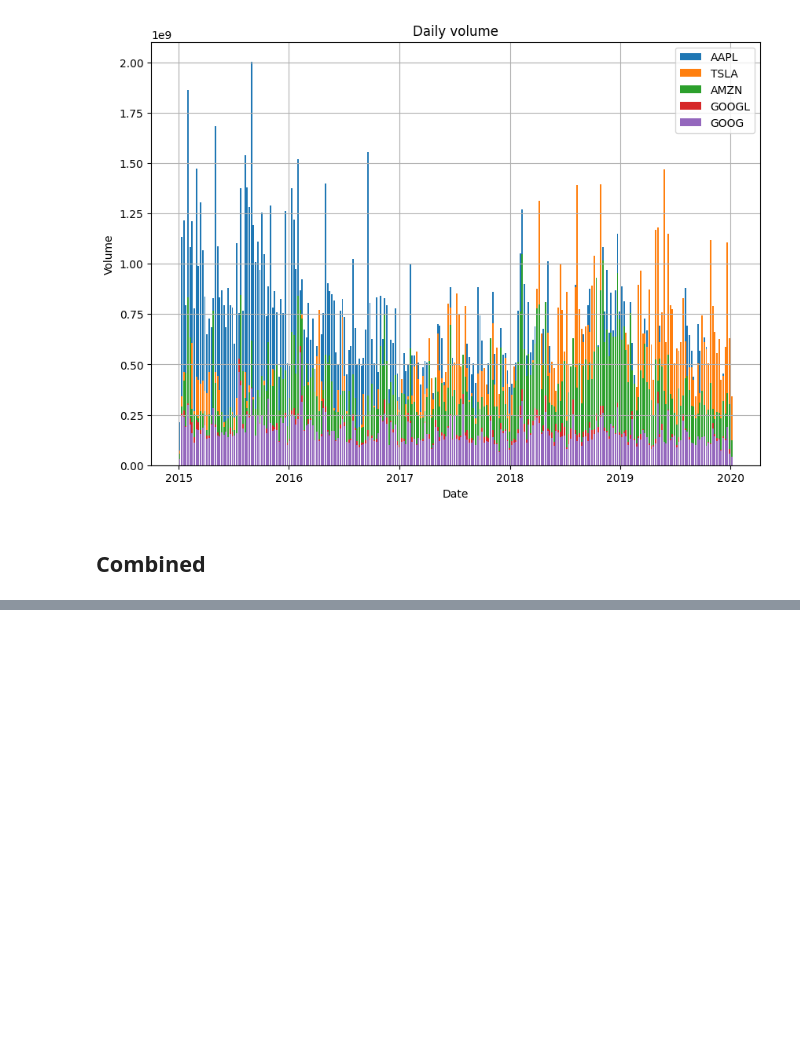
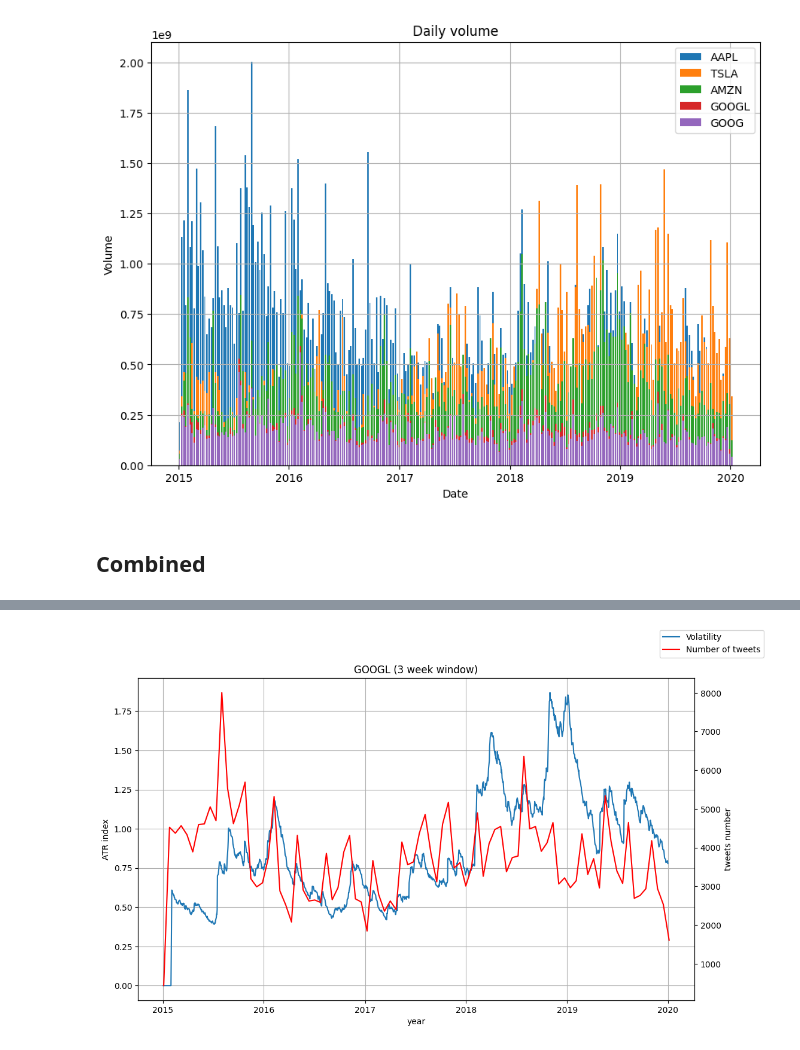
Before and after one commit to iandroid1812/HSE_Masters, a Jupyter notebook: main.ipynb, the cells around one changed output, grey strips where cells are left out. Cells and saved outputs as stored; diff of their text form; code cells hidden in the pictures; blank space fills up the shorter version.

```diff
--- a/main.ipynb
+++ b/main.ipynb
@@ -464,0 +521,17 @@ plt.legend();
+# %%
+fig, ax = plt.subplots(figsize=(12,7))
+
+ax.plot(ta.volatility.AverageTrueRange(
+    high=GOOGL_stock.High, low=GOOGL_stock.Low, close=GOOGL_stock.Close, window=21).average_true_range(), label='Volatility')
+ax.set_title('GOOGL (3 week window)')
+ax.set_xlabel('year')
+ax.set_ylabel('ATR index')
+ax2 = ax.twinx()
+ax2.plot(merged_df[merged_df.ticker_symbol == 'GOOGL'].groupby(pd.Grouper(
+    key='post_date', axis=0, freq='3w')).count()['tweet_id'], color='r', label='Number of tweets')
+ax2.set_ylabel('tweets number')
+ax.grid()
+fig.legend()
+plt.show();
+# %% [output]
+[figure, added]
```
Also changed, not shown: parts of 119 cells of this notebook, 8 other files.
